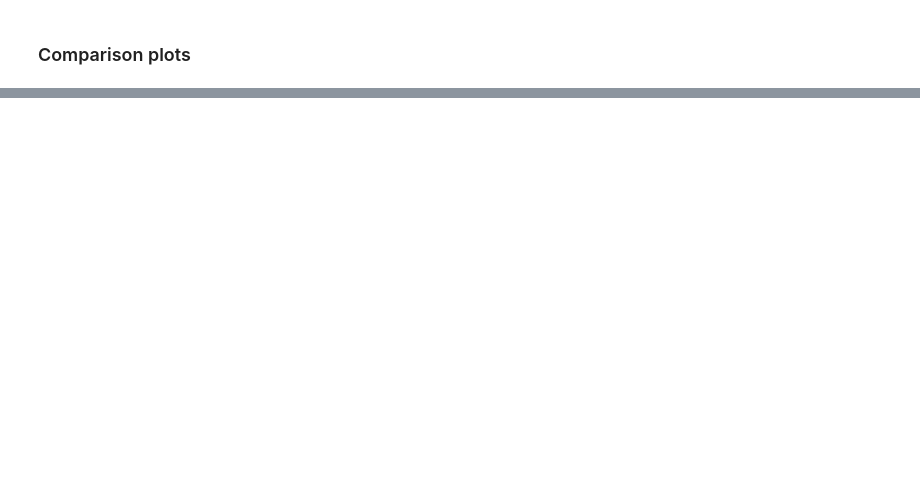
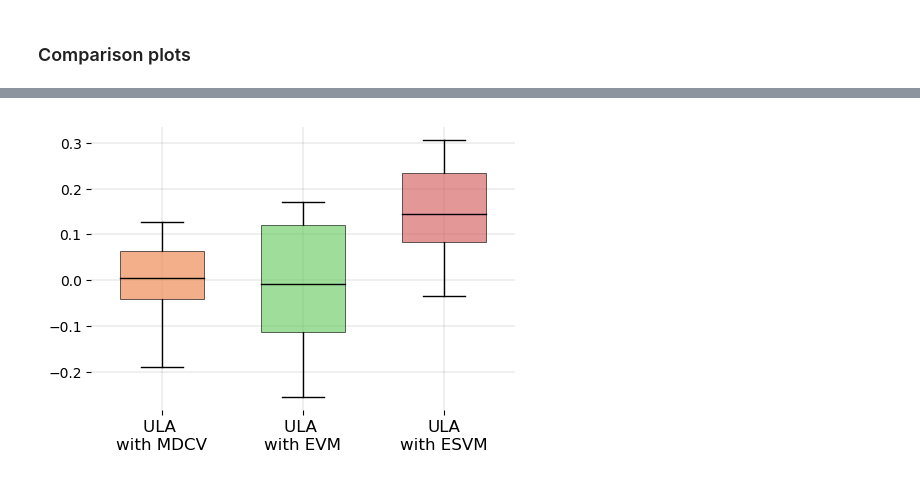
Before and after one commit to svsamsonov/VR-MCMC, a Jupyter notebook: Code/Gaussian_Mixture.ipynb, the cells around one changed output, grey strips where cells are left out. Cells and saved outputs as stored; diff of their text form; code cells hidden in the pictures; blank space fills up the shorter version.

```diff
--- a/Code/Gaussian_Mixture.ipynb
+++ b/Code/Gaussian_Mixture.ipynb
@@ -78,3 +81,8 @@ else:
     raise "You should use ULA!"
 # %% [output]
 ncores =  4
+# %%
+print(traj.shape)
+inds_arr = np.array([0])#Taking the second index
+params = None
+f_vals_evm = set_function(f_type,traj_evm,inds_arr,params)
@@ -91,7 +122,7 @@ opt_structure_train = {
 }
 methods = ["ESVM","EVM"]
 # %%
-coef_dict = optimize_parallel_new(degree,inds_arr,f_vals,traj_evm,traj_grad,opt_structure_train,methods)
+coef_dict = optimize_parallel_new(degree,inds_arr,f_vals_evm,traj_evm,traj_grad,opt_structure_train,methods)
 print(coef_dict)
 # %% [output]
 2 degree optimization terminated succesfully
@@ -176,7 +207,7 @@ plt.show()
 test_seed = 1453
 nbcores = multiprocessing.cpu_count()
 trav = Pool(nbcores)
-res = trav.starmap(test_traj, [(Cur_pot,coefs_poly,step,test_seed+i,lag,K_max,S_max,N_burn,N_test,d) for i in range (n_traj_test)])
+res = trav.starmap(test_traj, [(Cur_pot,coefs_poly,step,test_seed+i,lag,K_max,S_max,N_burn,N_test,d,f_type,inds_arr,params) for i in range (n_traj_test)])
 trav.close()
 # %%
 res_new = np.asarray(res)
@@ -198,6 +235,8 @@ boxplot_ind(data, title, labels)
 # %%
 title = ""
-labels = ['Vanilla\n ULA', 'ULA \nwith EVM','ULA\nwith ESVM']
+labels = ['ULA \nwith MDCV', 'ULA \nwith EVM','ULA\nwith ESVM']
 # %%
-data = [ints_result['Vanilla'][:,0],ints_result['EVM'][:,0],ints_result['ESVM'][:,0]]
+data = [res_new[:,1,-1],ints_result['EVM'][:,0],ints_result['ESVM'][:,0]]
 boxplot_ind(data, title, labels)
+# %% [output]
+[figure, added]
```
Also changed, not shown: parts of 12 cells of this notebook, 1 other file.
